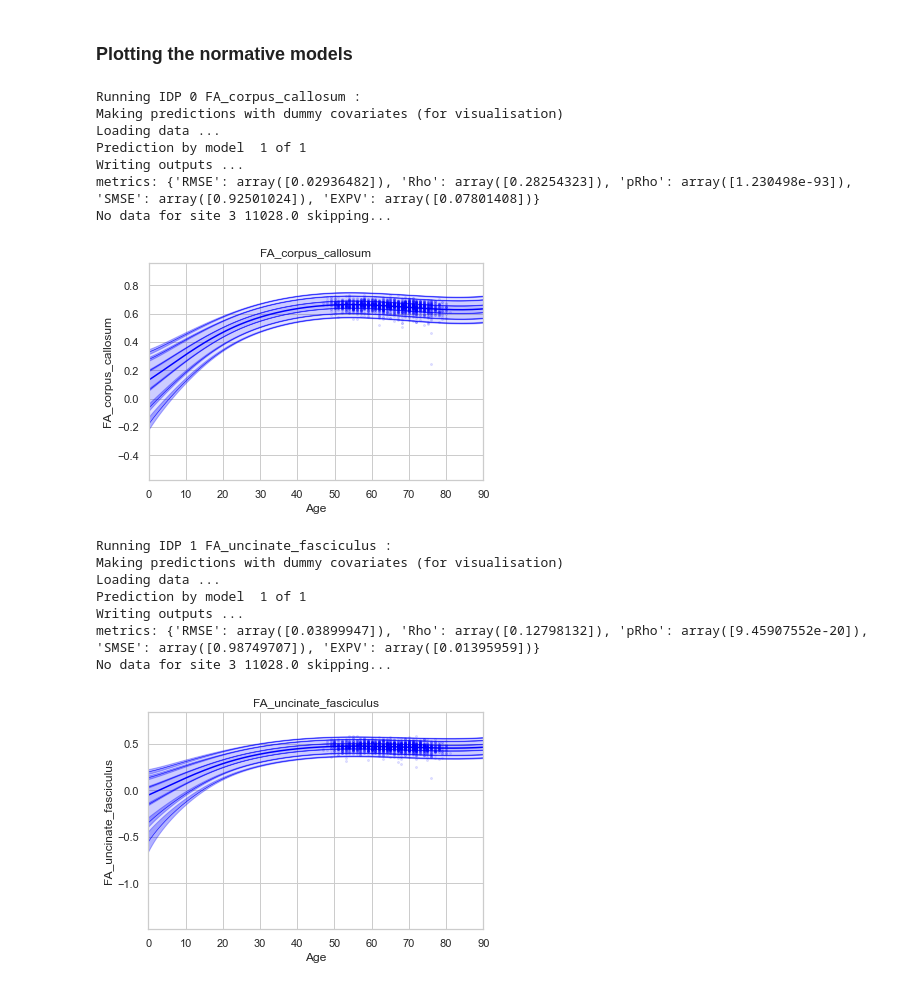
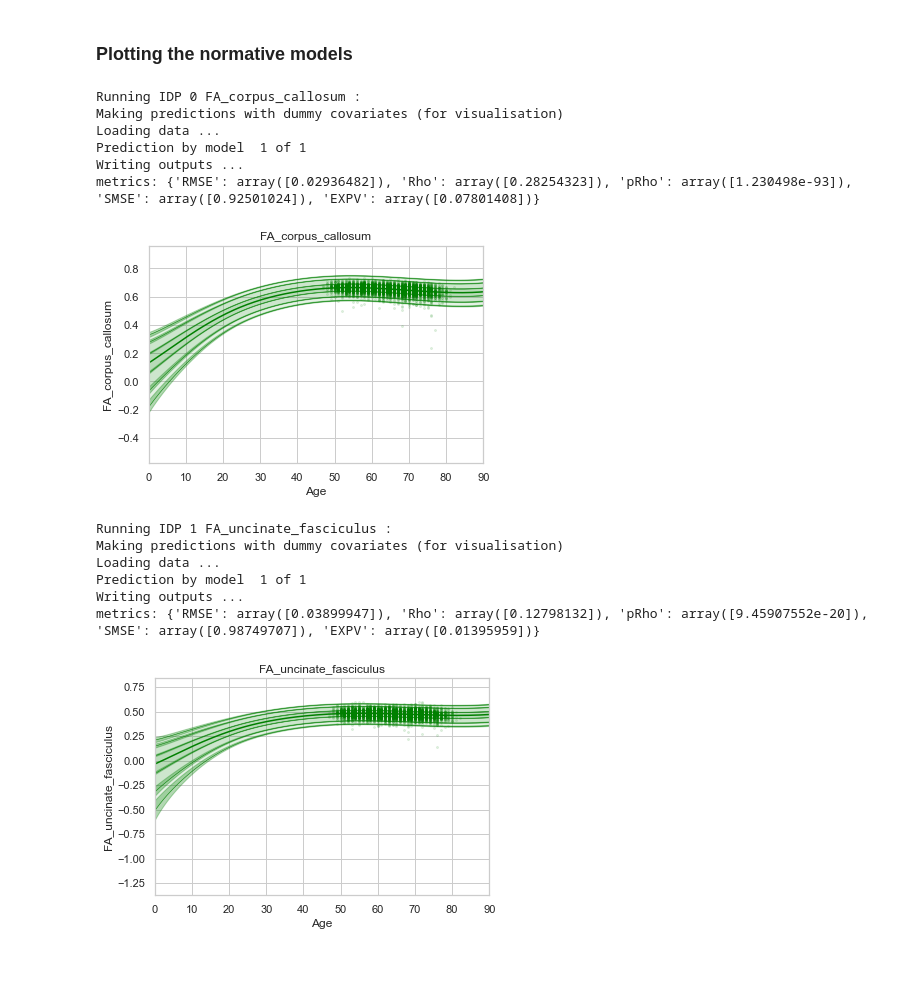
Before and after one commit to ramonacirstian/Diffusion, a Jupyter notebook: nm_basic.ipynb, the cells around one changed output. Cells and saved outputs as stored; diff of their text form; code cells hidden in the pictures.

Commit message:
plotting centiles for both sexes - green

```diff
--- a/nm_basic.ipynb
+++ b/nm_basic.ipynb
@@ -375,9 +375,9 @@ Writing outputs ...
 ### Preparing dummy data for plotting
 # %%
 # which sex do we want to plot?
-sex = 1 # 1 = male 0 = female
-if sex == 1:
-    clr = 'blue';
+sex = 2 # 1 = male 0 = female
+if sex == 2:
+    clr = 'green';
 else:
     clr = 'red'
 
@@ -448,7 +448,7 @@ for idp_num, idp in enumerate(idp_ids):
             # all data in the test set are present in the training set
 
             # first, we select the data points belonging to this particular site
-            idx = np.where(np.bitwise_and(X_te[:,2] == sex, X_te[:,sid+len(cols_cov)+1] !=0))[0]
+            idx = np.where(np.bitwise_and(X_te[:,2] <2, X_te[:,sid+len(cols_cov)+1] !=0))[0]
             if len(idx) == 0:
                 print('No data for site', sid, site, 'skipping...')
                 continue
@@ -460,12 +460,12 @@ for idp_num, idp in enumerate(idp_ids):
             # we need to adjust the data based on the adaptation dataset
 
             # first, select the data point belonging to this particular site
-            idx = np.where(np.bitwise_and(X_te[:,2] == sex, (df_te['site'] == site).to_numpy()))[0]
+            idx = np.where(np.bitwise_and(X_te[:,2] <2, (df_te['site'] == site).to_numpy()))[0]
 
             # load the adaptation data
             y_ad = load_2d(os.path.join(idp_dir, 'resp_ad.txt'))
             X_ad = load_2d(os.path.join(idp_dir, 'cov_bspline_ad.txt'))
-            idx_a = np.where(np.bitwise_and(X_ad[:,2] == sex, (df_ad['site'] == site).to_numpy()))[0]
+            idx_a = np.where(np.bitwise_and(X_ad[:,2] <2, (df_ad['site'] == site).to_numpy()))[0]
             if len(idx) < 2 or len(idx_a) < 2:
                 print('Insufficent data for site', sid, site, 'skipping...')
                 continue
@@ -506,34 +506,32 @@ for idp_num, idp in enumerate(idp_ids):
 
     # plot actual centile lines
     plt.plot(xx, pr_int25[:,0],color=clr, linewidth=0.5)
     plt.plot(xx, pr_int25[:,1],color=clr, linewidth=0.5)
     plt.plot(xx, pr_int95[:,0],color=clr, linewidth=0.5)
     plt.plot(xx, pr_int95[:,1],color=clr, linewidth=0.5)
     plt.plot(xx, pr_int99[:,0],color=clr, linewidth=0.5)
     plt.plot(xx, pr_int99[:,1],color=clr, linewidth=0.5)
 
     plt.xlabel('Age')
     plt.ylabel(idp)
     plt.title(idp)
     plt.xlim((0,90))
     plt.savefig(os.path.join(idp_dir, 'centiles_' + str(sex)),  bbox_inches='tight')
     plt.show()
 
 os.chdir(out_dir)
 # %% [output]
 Running IDP 0 FA_corpus_callosum :
 Making predictions with dummy covariates (for visualisation)
 Loading data ...
 Prediction by model  1 of 1
 Writing outputs ...
 metrics: {'RMSE': array([0.02936482]), 'Rho': array([0.28254323]), 'pRho': array([1.230498e-93]), 'SMSE': array([0.92501024]), 'EXPV': array([0.07801408])}
-No data for site 3 11028.0 skipping...
-[figure, old version]
+[figure, new version]
 Running IDP 1 FA_uncinate_fasciculus :
 Making predictions with dummy covariates (for visualisation)
 Loading data ...
 Prediction by model  1 of 1
 Writing outputs ...
 metrics: {'RMSE': array([0.03899947]), 'Rho': array([0.12798132]), 'pRho': array([9.45907552e-20]), 'SMSE': array([0.98749707]), 'EXPV': array([0.01395959])}
-No data for site 3 11028.0 skipping...
-[figure, old version]
+[figure, new version]
```
